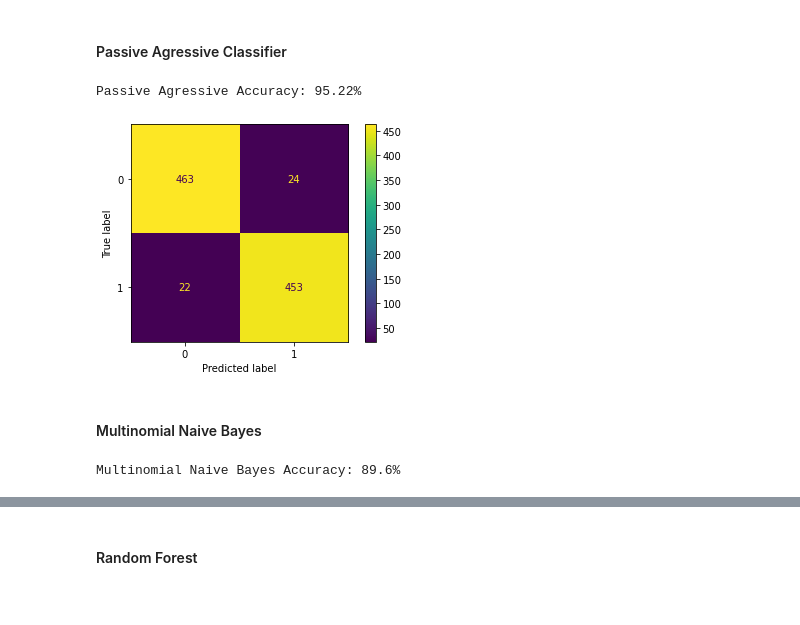
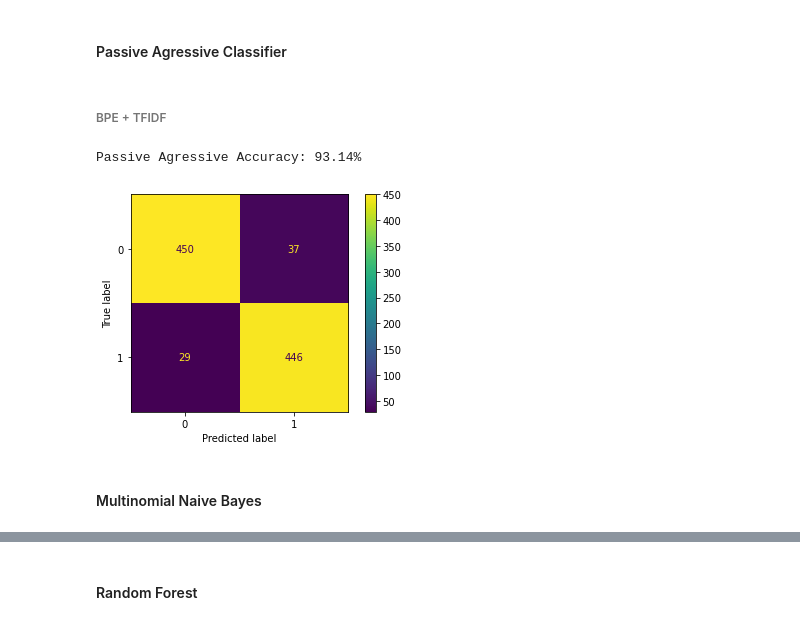
Before and after one commit to lymoelopez/filipino-fake-news-detection, a Jupyter notebook: fakeNewsDetection.ipynb, the cells around one changed output, grey strips where cells are left out. Saved outputs shown, nothing was run; the diff lists cells and outputs as text; code cells hidden in the pictures.

```diff
--- a/fakeNewsDetection.ipynb
+++ b/fakeNewsDetection.ipynb
@@ -192,0 +230,7 @@ y_train = y_train1.append(y_trainBT, ignore_index = True)
+# %%
+x_train1_BPE,x_test_BPE,y_train1_BPE,y_test_BPE = train_test_split(df_BPE['article'], labels, test_size=0.3, random_state=7)
+x_trainBT_BPE, x_testBT_BPE, y_trainBT_BPE, y_testBT_BPE = train_test_split(dfBT_BPE['article'], labelsBT, test_size=0.3, random_state=7)
+
+x_train_BPE = x_train1_BPE.append(x_trainBT_BPE, ignore_index = True)
+y_train_BPE = y_train1_BPE.append(y_trainBT_BPE, ignore_index = True)
+print(x_train_BPE)
@@ -202,2 +263,13 @@ tfidf_test=tfidf_vectorizer.transform(x_test)
+# %%
+#def identity_tokenizer(text):
+#    return text
+
+#tfidf_vectorizer_BPE = TfidfVectorizer(tokenizer=' '.join, max_df=0.7, min_df=5, lowercase=False)
+tfidf_vectorizer_BPE=TfidfVectorizer(max_df=0.7, min_df=5)
+
+tfidf_train_BPE = tfidf_vectorizer_BPE.fit_transform(x_train_BPE)
+tfidf_test_BPE = tfidf_vectorizer_BPE.transform(x_test_BPE)
+
+# tfidf_vectorizer_BPE.get_feature_names()
 # %% [markdown]
 # Classification Algorithms
@@ -204,24 +278,27 @@ tfidf_test=tfidf_vectorizer.transform(x_test)
 # %% [markdown]
 #### Passive Agressive Classifier
 # %%
-# Initialize a PassiveAggressiveClassifier
-pac=PassiveAggressiveClassifier(max_iter=100)
-pac.fit(tfidf_train,y_train)
+def findPAC(tfidf_train, y_train, tfidf_test, y_test):
+  # Initialize a PassiveAggressiveClassifier
+  pac=PassiveAggressiveClassifier(max_iter=100)
+    # gridsearch
+  pac.fit(tfidf_train,y_train)
 
-# Predict on the test set and calculate accuracy
-y_pred=pac.predict(tfidf_test)
-score=accuracy_score(y_test,y_pred)
-print(f'Passive Agressive Accuracy: {round(score*100,2)}%')
+  # Predict on the test set and calculate accuracy
+    # separate below to a universal function
+  y_pred=pac.predict(tfidf_test)
+  score=accuracy_score(y_test,y_pred)
+  print(f'Passive Agressive Accuracy: {round(score*100,2)}%')
+
+  pac_cm = confusion_matrix(y_test,y_pred)
+  pac_cm_display = ConfusionMatrixDisplay(pac_cm).plot()
+  return pac
-# %% [output]
-Passive Agressive Accuracy: 95.22%
-# %%
-#Build confusion matrix
-# [true negative, false positive]
-# [false negative, true positive]
-
-pac_cm = confusion_matrix(y_test,y_pred)
-pac_cm_display = ConfusionMatrixDisplay(pac_cm).plot()
-# %% [output]
-[figure, removed]
+# %% [markdown]
+###### BPE + TFIDF
+# %%
+pac_BPE = findPAC(tfidf_train_BPE, y_train_BPE, tfidf_test_BPE, y_test_BPE)
+# %% [output]
+Passive Agressive Accuracy: 93.14%
+[figure, added]
 # %% [markdown]
 #### Multinomial Naive Bayes
@@ -232,5 +305,13 @@ MultNB_pred=MultNB.predict(tfidf_test)
 # %%
-score1=accuracy_score(y_test,MultNB_pred)
-print(f'Multinomial Naive Bayes Accuracy: {round(score1*100,2)}%')
+def findMultNB(tfidf_train, y_train, tfidf_test, y_test):
+  MultNB = MultinomialNB()
+  MultNB.fit(tfidf_train,y_train)
+  MultNB_pred=MultNB.predict(tfidf_test)
+
+  score1=accuracy_score(y_test,MultNB_pred)
+  print(f'Multinomial Naive Bayes Accuracy: {round(score1*100,2)}%')
+
+  MultNB_cm = confusion_matrix(y_test,MultNB_pred)
+
+  MultNB_cm_display = ConfusionMatrixDisplay(MultNB_cm).plot()
+  return MultNB
-# %% [output]
-Multinomial Naive Bayes Accuracy: 89.6%
```
Also changed, not shown: parts of 60 cells of this notebook.
